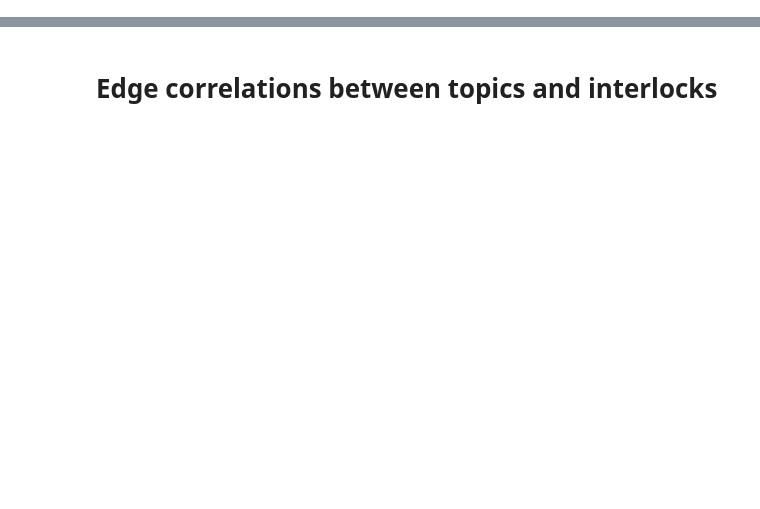
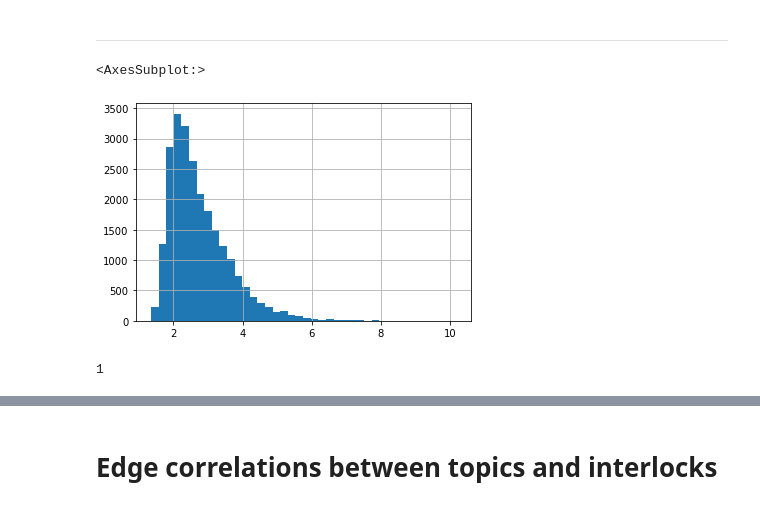
Before and after one commit to galenphall/ideology_private_interest_replication, a Jupyter notebook: development.ipynb, the cells around one changed output, grey strips where cells are left out. Cells and saved outputs as stored; diff of their text form; code cells hidden in the pictures; blank space fills up the shorter version.

```diff
--- a/development.ipynb
+++ b/development.ipynb
@@ -209,0 +207,2 @@ Text(0.5, 1.0, '$\\bf{Figure~2.}$ Communities inferred from topic proportions.')
+# %% [markdown]
+------
@@ -209,0 +229,30 @@ Text(0.5, 1.0, '$\\bf{Figure~2.}$ Communities inferred from topic proportions.')
+# %%
+p = topicprops[retainedtopics].copy()
+p = p.div(p.sum(1), 0)
+
+org_topics = p.join(topicprops.org).groupby(['org']).mean().T
+
+A_topics = 1 - org_topics.corr(method = jensenshannon)
+np.fill_diagonal(A_topics.values, np.nan)
+# %%
+A_topics.stack().hist(bins = 40)
+# %% [output]
+<AxesSubplot:>
+[figure, added]
+# %%
+G_topics = nx.Graph(A_topics.replace(np.nan, 0).applymap(lambda x: max(x, 0)))
+g = ig.Graph.from_networkx(G_topics)
+
+topic_partition = pd.Series(
+    la.find_partition(g, partition_type=la.ModularityVertexPartition).membership,
+    index = g.vs.get_attribute_values('_nx_name')) + 1
+
+print(topic_partition.max())
+
+# im = infomap.Infomap()
+# im.add_networkx_graph(G_topics)
+# im.run()
+
+# topic_partition = im.get_dataframe(['name','module_id']).set_index('name').module_id
+# %% [output]
+1
```
Also changed, not shown: parts of 28 cells of this notebook, 30 other files.
